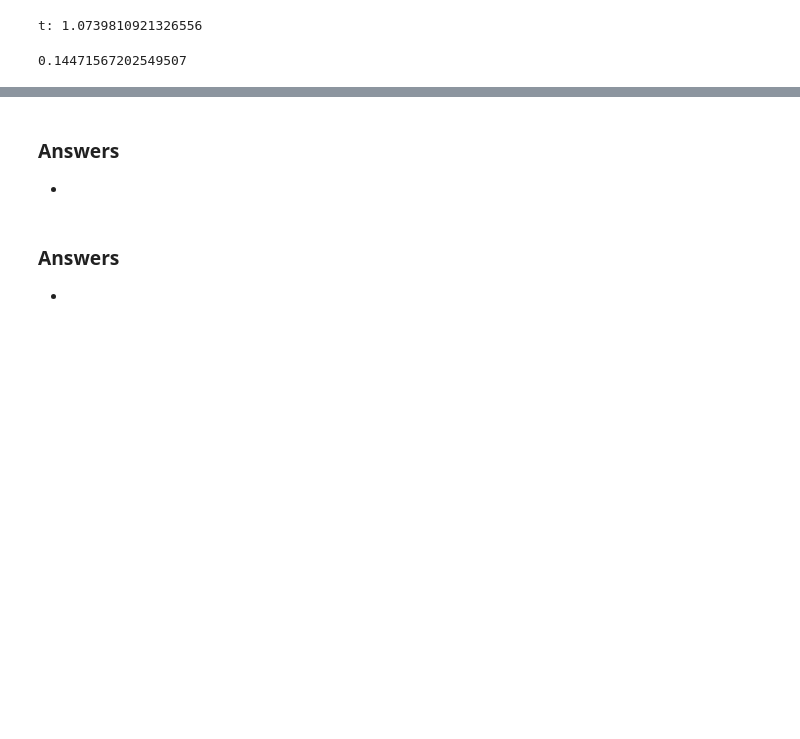
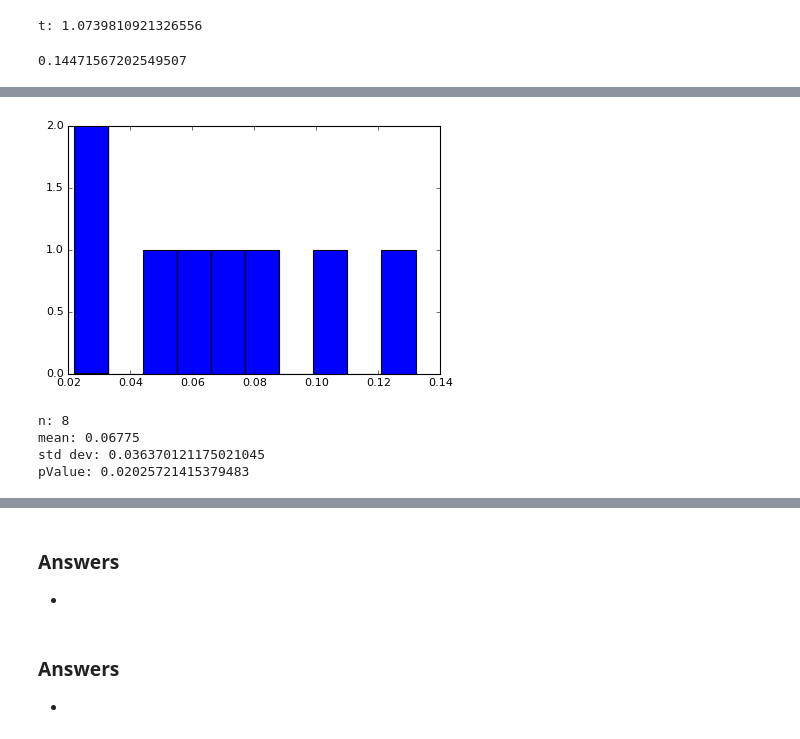
Before and after one commit to rickhaffey/stats-dvb, a Jupyter notebook: exercises/Chapter 23 - Exercises.ipynb, the cells around one changed output, grey strips where cells are left out. Cells and saved outputs as stored; diff of their text form; code cells hidden in the pictures; blank space fills up the shorter version.

```diff
--- a/exercises/Chapter 23 - Exercises.ipynb
+++ b/exercises/Chapter 23 - Exercises.ipynb
@@ -246,0 +298,26 @@ t: 1.0739810921326556
+# %%
+samples = [x / 100 for x in [7, 13.2, 10, 6, 7.8, 2.8, 2.2, 5.2]]
+plt.hist(samples);
+# %% [output]
+[figure, added]
+# %%
+# b
+n = len(samples)
+ybar = statistics.mean(samples)
+s = statistics.stdev(samples)
+
+print("n: {}".format(n))
+print("mean: {}".format(ybar))
+print("std dev: {}".format(s))
+
+# H0: mean = 0.10
+# HA: mean < 0.10
+
+se = s / math.sqrt(n)
+pValue = stats.t.cdf(ybar, df = n - 1, loc = 0.10, scale = se)
+print("pValue: {}".format(pValue))
+# %% [output]
+n: 8
+mean: 0.06775
+std dev: 0.036370121175021045
+pValue: 0.02025721415379483
```
Also changed, not shown: parts of 14 cells of this notebook.
